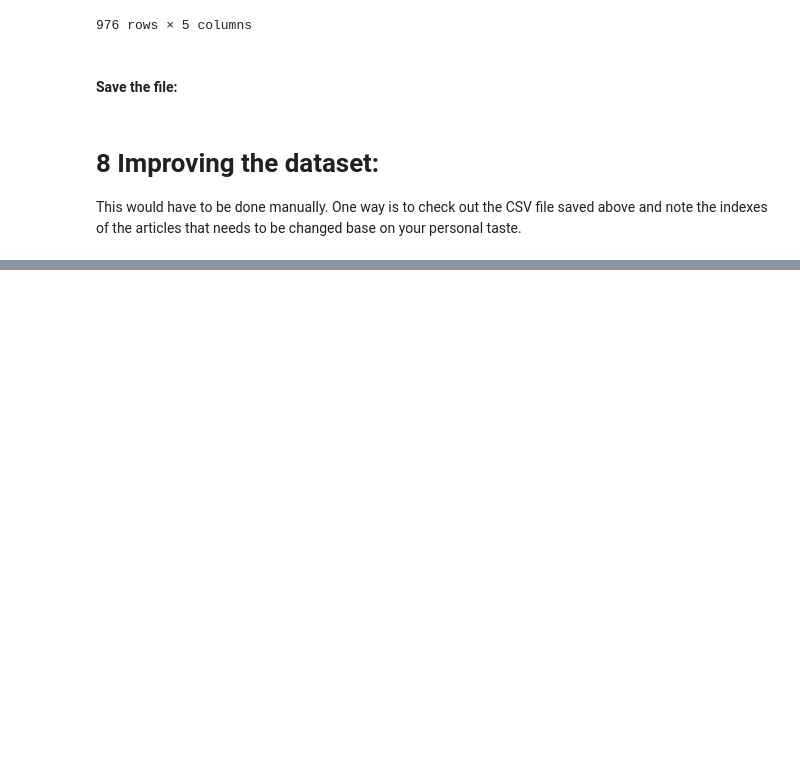
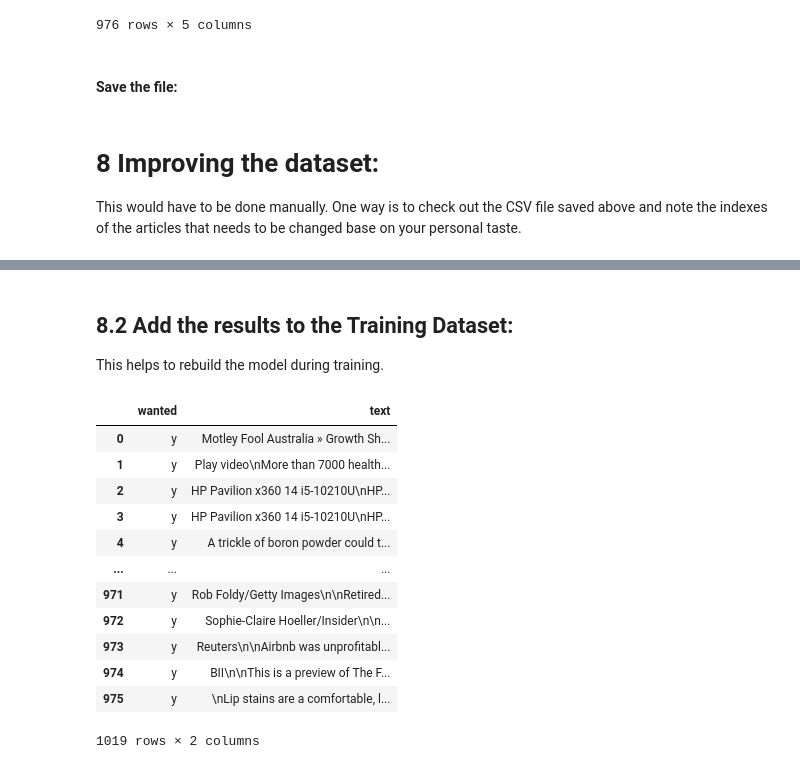
Before and after one commit to ylee9107/ML_app_CreateCustomNewsFeed, a Jupyter notebook: ML_app_CreateCustomNewsFeed.ipynb, the cells around one changed output, grey strips where cells are left out. Cells and saved outputs as stored; diff of their text form; code cells hidden in the pictures; blank space fills up the shorter version.

```diff
--- a/ML_app_CreateCustomNewsFeed.ipynb
+++ b/ML_app_CreateCustomNewsFeed.ipynb
@@ -816,0 +849,22 @@ This would have to be done manually. One way is to check out the CSV file saved
+# %% [markdown]
+## 8.2 Add the results to the Training Dataset:
+
+This helps to rebuild the model during training.
+# %%
+recombined_df = pd.concat([articles_df[['wanted', 'text']], model_eval[['wanted', 'text']]])
+
+recombined_df
+# %% [output]
+|  | wanted | text |
+| 0 | y | Motley Fool Australia » Growth Sh... |
+| 1 | y | Play video\nMore than 7000 health... |
+| 2 | y | HP Pavilion x360 14 i5-10210U\nHP... |
+| 3 | y | HP Pavilion x360 14 i5-10210U\nHP... |
+| 4 | y | A trickle of boron powder could t... |
+| ... | ... | ... |
+| 971 | y | Rob Foldy/Getty Images\n\nRetired... |
+| 972 | y | Sophie-Claire Hoeller/Insider\n\n... |
+| 973 | y | Reuters\n\nAirbnb was unprofitabl... |
+| 974 | y | BII\n\nThis is a preview of The F... |
+| 975 | y | \nLip stains are a comfortable, l... |
+1019 rows × 2 columns
```
Also changed, not shown: parts of 6 cells of this notebook.
